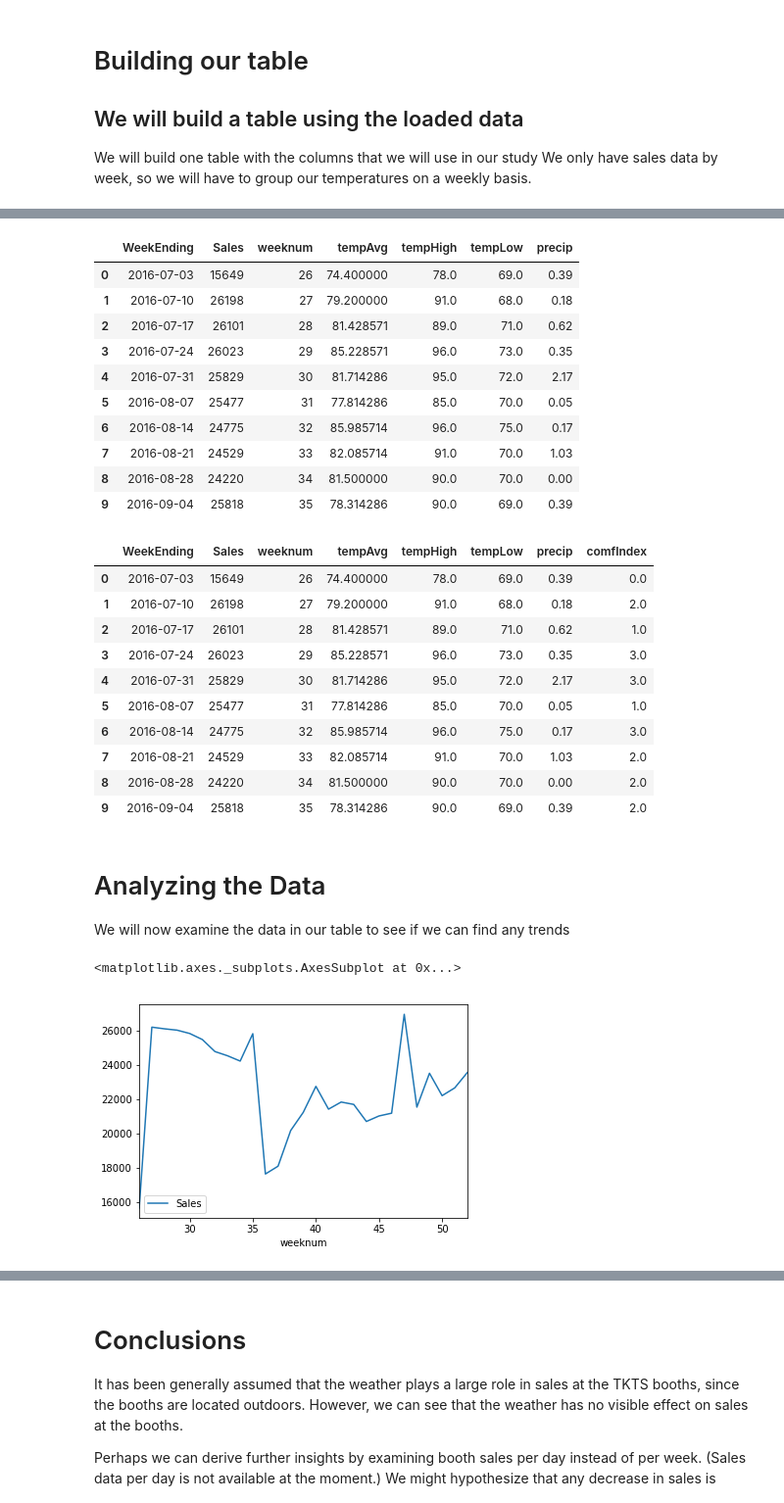
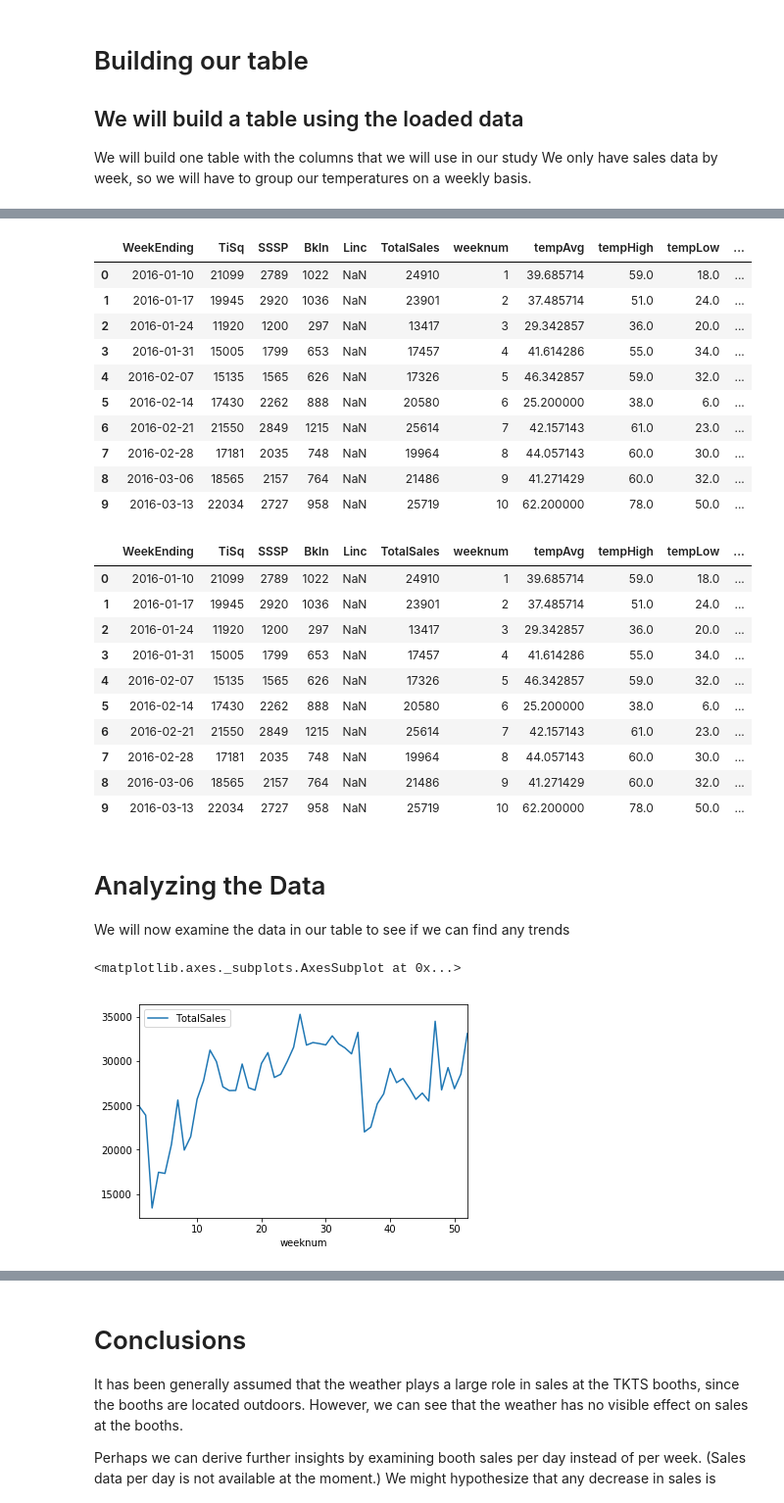
Before and after one commit to Jvcalin/Springboard-Data-Science-Intensive-Capstone-Project, a Jupyter notebook: Data Story Assignment.ipynb, the cells around one changed output, grey strips where cells are left out. Shown at 98% size. Cells and saved outputs as stored; diff of their text form; code cells hidden in the pictures.

Commit message:
Data Story Assignments and Additional Data Files

```diff
--- a/Data Story Assignment.ipynb
+++ b/Data Story Assignment.ipynb
@@ -33,7 +35,7 @@ tktssales.head(10)
 # %%
 #Load Weather Data
-#NOAA Data table is from 7/12016 to 12/31/2016
-noaafull = pd.DataFrame.from_csv('data/noaaclimatedata.csv', index_col=None)
+#NOAA Data table is from 1/1/2016 to 12/31/2016
+noaafull = pd.DataFrame.from_csv('data/noaaclimatedata2016.csv', index_col=None)
 noaafull['DATE'] = pd.to_datetime(noaafull['DATE'])
 noaafull.head(10)
 # %% [output]
@@ -165,17 +175,17 @@ tktssales.set_index('weeknum')
 salesTemps = tktssales.merge(tempsWeekDf)
 salesTemps.head(10)
 # %% [output]
-|  | WeekEnding | Sales | weeknum | tempAvg | tempHigh | tempLow | precip |
-| 0 | 2016-07-03 | 15649 | 26 | 74.400000 | 78.0 | 69.0 | 0.39 |
-| 1 | 2016-07-10 | 26198 | 27 | 79.200000 | 91.0 | 68.0 | 0.18 |
-| 2 | 2016-07-17 | 26101 | 28 | 81.428571 | 89.0 | 71.0 | 0.62 |
-| 3 | 2016-07-24 | 26023 | 29 | 85.228571 | 96.0 | 73.0 | 0.35 |
-| 4 | 2016-07-31 | 25829 | 30 | 81.714286 | 95.0 | 72.0 | 2.17 |
-| 5 | 2016-08-07 | 25477 | 31 | 77.814286 | 85.0 | 70.0 | 0.05 |
-| 6 | 2016-08-14 | 24775 | 32 | 85.985714 | 96.0 | 75.0 | 0.17 |
-| 7 | 2016-08-21 | 24529 | 33 | 82.085714 | 91.0 | 70.0 | 1.03 |
-| 8 | 2016-08-28 | 24220 | 34 | 81.500000 | 90.0 | 70.0 | 0.00 |
-| 9 | 2016-09-04 | 25818 | 35 | 78.314286 | 90.0 | 69.0 | 0.39 |
+|  | WeekEnding | TiSq | SSSP | Bkln | Linc | TotalSales | weeknum | tempAvg | tempHigh | tempLow | ... |
+| 0 | 2016-01-10 | 21099 | 2789 | 1022 | NaN | 24910 | 1 | 39.685714 | 59.0 | 18.0 | ... |
+| 1 | 2016-01-17 | 19945 | 2920 | 1036 | NaN | 23901 | 2 | 37.485714 | 51.0 | 24.0 | ... |
+| 2 | 2016-01-24 | 11920 | 1200 | 297 | NaN | 13417 | 3 | 29.342857 | 36.0 | 20.0 | ... |
+| 3 | 2016-01-31 | 15005 | 1799 | 653 | NaN | 17457 | 4 | 41.614286 | 55.0 | 34.0 | ... |
+| 4 | 2016-02-07 | 15135 | 1565 | 626 | NaN | 17326 | 5 | 46.342857 | 59.0 | 32.0 | ... |
+| 5 | 2016-02-14 | 17430 | 2262 | 888 | NaN | 20580 | 6 | 25.200000 | 38.0 | 6.0 | ... |
+| 6 | 2016-02-21 | 21550 | 2849 | 1215 | NaN | 25614 | 7 | 42.157143 | 61.0 | 23.0 | ... |
+| 7 | 2016-02-28 | 17181 | 2035 | 748 | NaN | 19964 | 8 | 44.057143 | 60.0 | 30.0 | ... |
+| 8 | 2016-03-06 | 18565 | 2157 | 764 | NaN | 21486 | 9 | 41.271429 | 60.0 | 32.0 | ... |
+| 9 | 2016-03-13 | 22034 | 2727 | 958 | NaN | 25719 | 10 | 62.200000 | 78.0 | 50.0 | ... |
 # %%
 #Assign a "comfort index" to a new column
 #For cold temps 0 to 3 from pleasant to bitter cold
@@ -191,26 +201,27 @@ salesTemps.ix[((salesTemps.tempLow>35) & (salesTemps.tempLow<=50)),'comfIndex']
 
 salesTemps.ix[(salesTemps.comfIndex.isnull()),'comfIndex'] = 0
 
+salesTemps = salesTemps.sort_values(by='weeknum')
 salesTemps.head(10)
 # %% [output]
-|  | WeekEnding | Sales | weeknum | tempAvg | tempHigh | tempLow | precip | comfIndex |
-| 0 | 2016-07-03 | 15649 | 26 | 74.400000 | 78.0 | 69.0 | 0.39 | 0.0 |
-| 1 | 2016-07-10 | 26198 | 27 | 79.200000 | 91.0 | 68.0 | 0.18 | 2.0 |
-| 2 | 2016-07-17 | 26101 | 28 | 81.428571 | 89.0 | 71.0 | 0.62 | 1.0 |
-| 3 | 2016-07-24 | 26023 | 29 | 85.228571 | 96.0 | 73.0 | 0.35 | 3.0 |
-| 4 | 2016-07-31 | 25829 | 30 | 81.714286 | 95.0 | 72.0 | 2.17 | 3.0 |
-| 5 | 2016-08-07 | 25477 | 31 | 77.814286 | 85.0 | 70.0 | 0.05 | 1.0 |
-| 6 | 2016-08-14 | 24775 | 32 | 85.985714 | 96.0 | 75.0 | 0.17 | 3.0 |
-| 7 | 2016-08-21 | 24529 | 33 | 82.085714 | 91.0 | 70.0 | 1.03 | 2.0 |
-| 8 | 2016-08-28 | 24220 | 34 | 81.500000 | 90.0 | 70.0 | 0.00 | 2.0 |
-| 9 | 2016-09-04 | 25818 | 35 | 78.314286 | 90.0 | 69.0 | 0.39 | 2.0 |
+|  | WeekEnding | TiSq | SSSP | Bkln | Linc | TotalSales | weeknum | tempAvg | tempHigh | tempLow | ... |
+| 0 | 2016-01-10 | 21099 | 2789 | 1022 | NaN | 24910 | 1 | 39.685714 | 59.0 | 18.0 | ... |
+| 1 | 2016-01-17 | 19945 | 2920 | 1036 | NaN | 23901 | 2 | 37.485714 | 51.0 | 24.0 | ... |
+| 2 | 2016-01-24 | 11920 | 1200 | 297 | NaN | 13417 | 3 | 29.342857 | 36.0 | 20.0 | ... |
+| 3 | 2016-01-31 | 15005 | 1799 | 653 | NaN | 17457 | 4 | 41.614286 | 55.0 | 34.0 | ... |
+| 4 | 2016-02-07 | 15135 | 1565 | 626 | NaN | 17326 | 5 | 46.342857 | 59.0 | 32.0 | ... |
+| 5 | 2016-02-14 | 17430 | 2262 | 888 | NaN | 20580 | 6 | 25.200000 | 38.0 | 6.0 | ... |
+| 6 | 2016-02-21 | 21550 | 2849 | 1215 | NaN | 25614 | 7 | 42.157143 | 61.0 | 23.0 | ... |
+| 7 | 2016-02-28 | 17181 | 2035 | 748 | NaN | 19964 | 8 | 44.057143 | 60.0 | 30.0 | ... |
+| 8 | 2016-03-06 | 18565 | 2157 | 764 | NaN | 21486 | 9 | 41.271429 | 60.0 | 32.0 | ... |
+| 9 | 2016-03-13 | 22034 | 2727 | 958 | NaN | 25719 | 10 | 62.200000 | 78.0 | 50.0 | ... |
 # %% [markdown]
 # Analyzing the Data
 
 We will now examine the data in our table to see if we can find any trends
 # %%
 #First we plot the sales for the week from week 26 to week 52
-salesTemps.plot(x='weeknum', y='Sales')
+salesTemps.sort_values(by='weeknum').plot(x='weeknum', y='TotalSales')
 # %% [output]
 <matplotlib.axes._subplots.AxesSubplot at 0x...>
-[figure, old version]
+[figure, new version]
```
Also changed, not shown: parts of 16 cells of this notebook, 14 other files.
